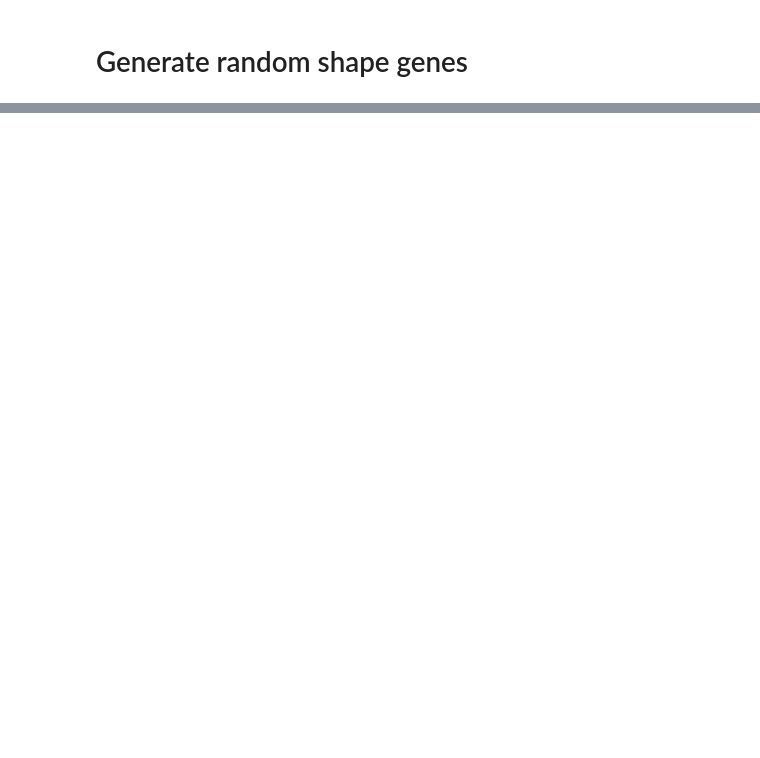
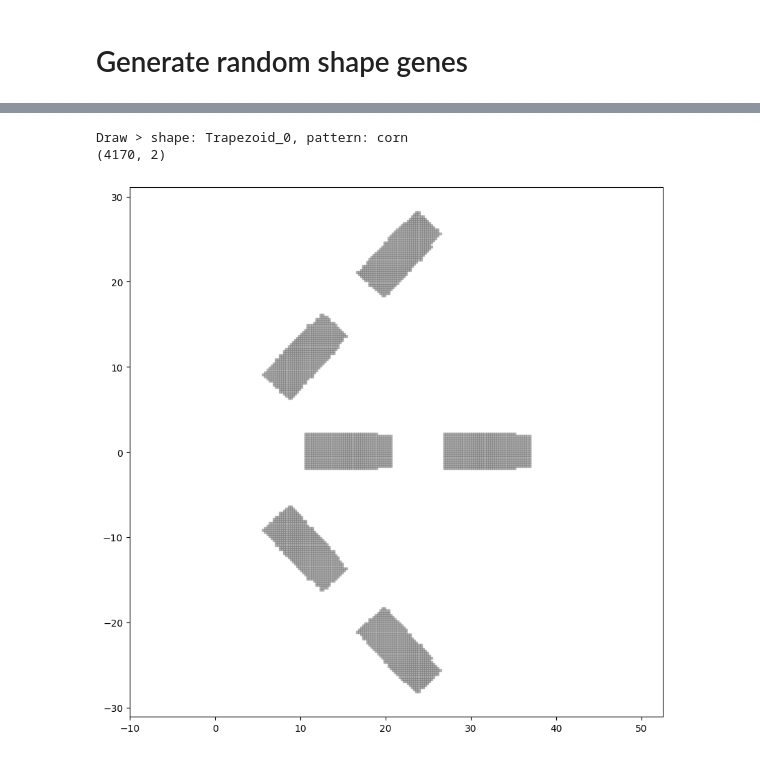
Before and after one commit to danpacho/capstone_1, a Jupyter notebook: test.gene.ipynb, the cells around one changed output, grey strips where cells are left out. Drawn from its saved outputs; the diff is of its cells as text; code cells hidden in the pictures; blank space fills up the shorter version.

```diff
--- a/test.gene.ipynb
+++ b/test.gene.ipynb
@@ -69,0 +82,19 @@ visualize_points(genes[9].pattern_unit.shape_matrix, genes[0].param.k)
+# %%
+pattern_genes: list[PatternGene] = []
+for i in range(100):
+    pattern_genes.extend(
+        [
+            PatternGene(circular_params, gene_id=i),
+            PatternGene(corn_params, gene_id=i),
+            PatternGene(grid_params, gene_id=i),
+        ]
+    )
+
+# Mutation logics, uncomment to test
+for gene in pattern_genes:
+    gene.mutate("rand")
+
+PatternGene.pdf_storage.save()
+PatternGene.parameter_storage.save()
+
+PatternGene.pdf_storage.plot_distribution("dx")
@@ -69,0 +107,21 @@ visualize_points(genes[9].pattern_unit.shape_matrix, genes[0].param.k)
+# %%
+from src.geometry.pattern_unit import PatternTransformationMatrix, Pattern
+
+combined: list[Pattern] = []
+
+for i in range(100):
+    t_mat = Pattern(
+        PatternTransformationMatrix(
+            genes[i].pattern_unit,
+            pattern_genes[i].pattern_transformation,
+            pattern_bound=((-35, 35), (-35, 35)),
+        ),
+    )
+    combined.append(t_mat)
+# %%
+def draw_at(i: int):
+    print(
+        f"Draw > shape: {genes[i].label}, pattern: {pattern_genes[i].param.pattern_type}"
+    )
+    print(combined[i].pattern_matrix.shape)
+    visualize_points(combined[i].pattern_matrix, combined[i].pattern_unit.grid.k)
@@ -69,0 +154,6 @@ visualize_points(genes[9].pattern_unit.shape_matrix, genes[0].param.k)
+# %%
+draw_at(1)
+# %% [output]
+Draw > shape: Trapezoid_0, pattern: corn
+(4170, 2)
+[figure, added]
```
Also changed, not shown: parts of 10 cells of this notebook.
